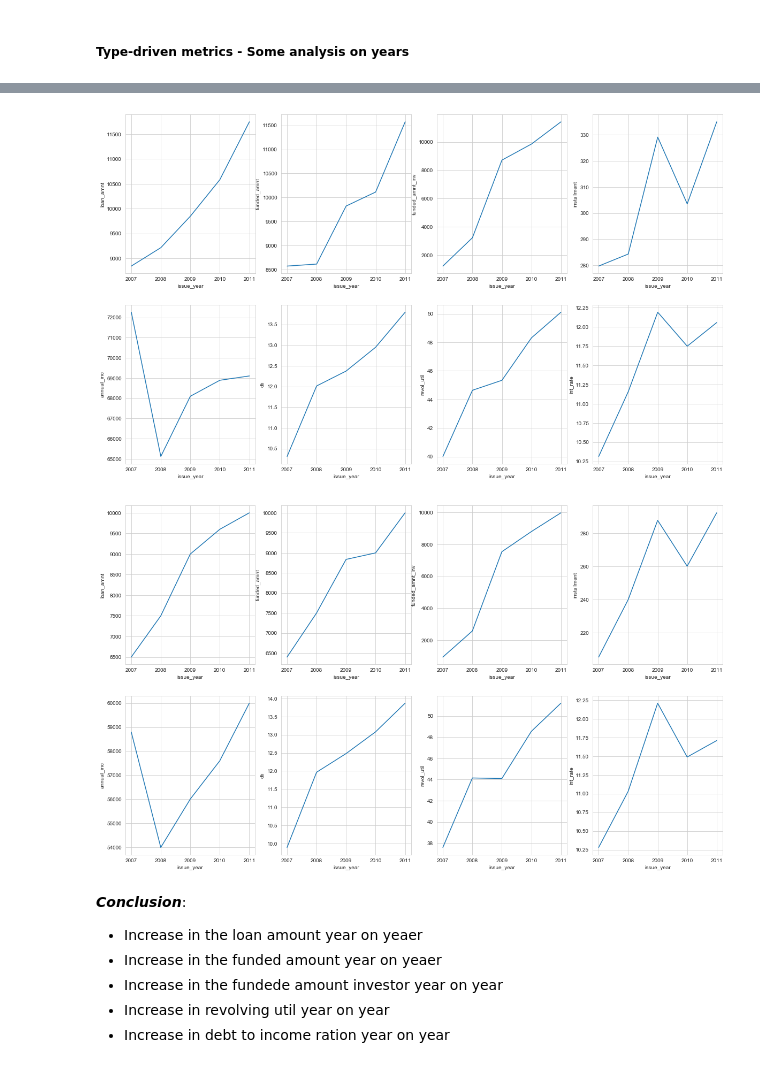
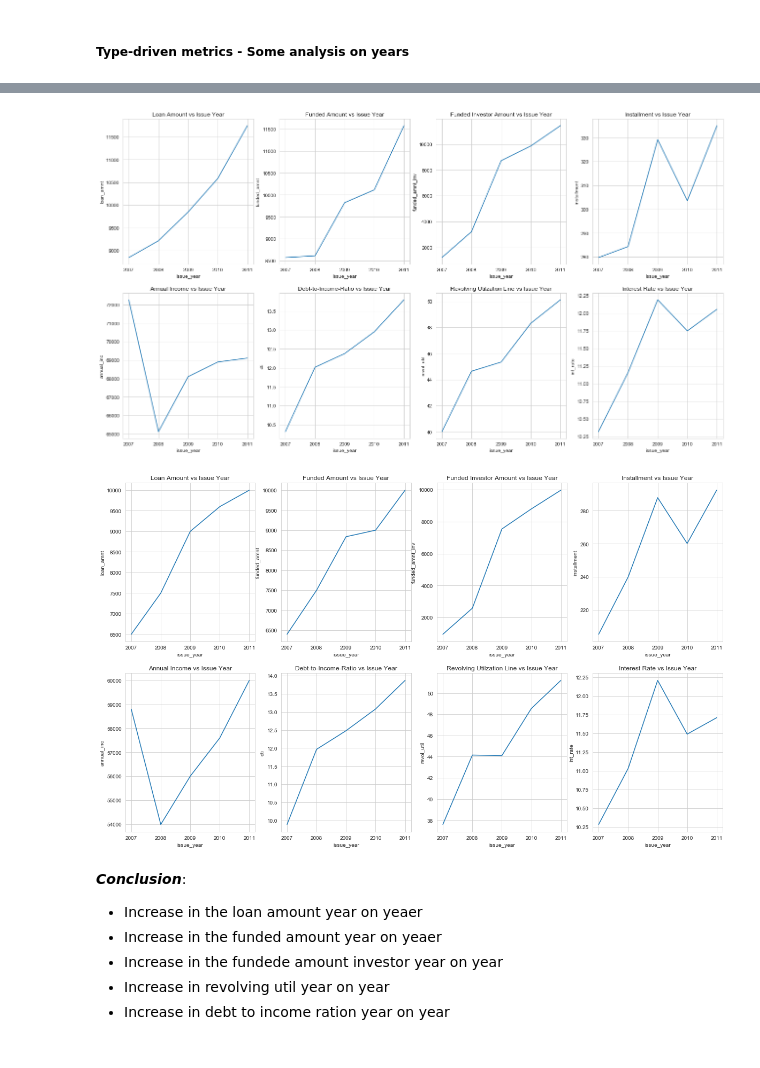
Before and after one commit to arpitjoshi/case-study-2, a Jupyter notebook: notebook.ipynb, the cells around one changed output, grey strips where cells are left out. Drawn from its saved outputs; the diff is of its cells as text; code cells hidden in the pictures.

```diff
--- a/notebook.ipynb
+++ b/notebook.ipynb
@@ -1215,67 +1229,83 @@ yearwise_medians
 | 3 | 2010 | 9600.0 | 9000.0 | 8802.697825 | 260.21 | 57600.0 | 13.080 | 48.55 | ... |
 | 4 | 2011 | 10000.0 | 10000.0 | 9975.000000 | 292.37 | 60000.0 | 13.870 | 51.20 | ... |
 # %%
-plt.figure(figsize=(20, 12))
+plt.figure(figsize=(22, 12))
 
 plt.subplot(2, 4, 1)
 sns.lineplot(x="issue_year", y="loan_amnt", data=yearwise_avgs)
+plt.title("Loan Amount vs Issue Year")
 
 plt.subplot(2, 4, 2)
 sns.lineplot(x="issue_year", y="funded_amnt", data=yearwise_avgs)
+plt.title("Funded Amount vs Issue Year")
 
 plt.subplot(2, 4, 3)
 sns.lineplot(x="issue_year", y="funded_amnt_inv", data=yearwise_avgs)
+plt.title("Funded Investor Amount vs Issue Year")
 
 plt.subplot(2, 4, 4)
 sns.lineplot(x="issue_year", y="installment", data=yearwise_avgs)
+plt.title("Installment vs Issue Year")
 
 plt.subplot(2, 4, 5)
 sns.lineplot(x="issue_year", y="annual_inc", data=yearwise_avgs)
+plt.title("Annual Income vs Issue Year")
 
 plt.subplot(2, 4, 6)
 sns.lineplot(x="issue_year", y="dti", data=yearwise_avgs)
+plt.title("Debt-to-Income-Ratio vs Issue Year")
 
 plt.subplot(2, 4, 7)
 sns.lineplot(x="issue_year", y="revol_util", data=yearwise_avgs)
+plt.title("Revolving Utilzation Line vs Issue Year")
 
 plt.subplot(2, 4, 8)
 sns.lineplot(x="issue_year", y="int_rate", data=yearwise_avgs)
+plt.title("Interest Rate vs Issue Year")
 
 
 plt.show()
 # %% [output]
-[figure, old version]
+[figure, new version]
 # %%
 plt.figure(figsize=(20, 12))
 
 plt.subplot(2, 4, 1)
 sns.lineplot(x="issue_year", y="loan_amnt", data=yearwise_medians)
+plt.title("Loan Amount vs Issue Year")
 
 plt.subplot(2, 4, 2)
 sns.lineplot(x="issue_year", y="funded_amnt", data=yearwise_medians)
+plt.title("Funded Amount vs Issue Year")
 
 plt.subplot(2, 4, 3)
 sns.lineplot(x="issue_year", y="funded_amnt_inv", data=yearwise_medians)
+plt.title("Funded Investor Amount vs Issue Year")
 
 plt.subplot(2, 4, 4)
 sns.lineplot(x="issue_year", y="installment", data=yearwise_medians)
+plt.title("Installment vs Issue Year")
 
 plt.subplot(2, 4, 5)
 sns.lineplot(x="issue_year", y="annual_inc", data=yearwise_medians)
+plt.title("Annual Income vs Issue Year")
 
 plt.subplot(2, 4, 6)
 sns.lineplot(x="issue_year", y="dti", data=yearwise_medians)
+plt.title("Debt-to-Income-Ratio vs Issue Year")
 
 plt.subplot(2, 4, 7)
 sns.lineplot(x="issue_year", y="revol_util", data=yearwise_medians)
+plt.title("Revolving Utilzation Line vs Issue Year")
 
 plt.subplot(2, 4, 8)
 sns.lineplot(x="issue_year", y="int_rate", data=yearwise_medians)
+plt.title("Interest Rate vs Issue Year")
 
 
 plt.show()
 # %% [output]
-[figure, old version]
+[figure, new version]
 # %% [markdown]
 ___Conclusion___:
 
```
Also changed, not shown: parts of 25 cells of this notebook.
